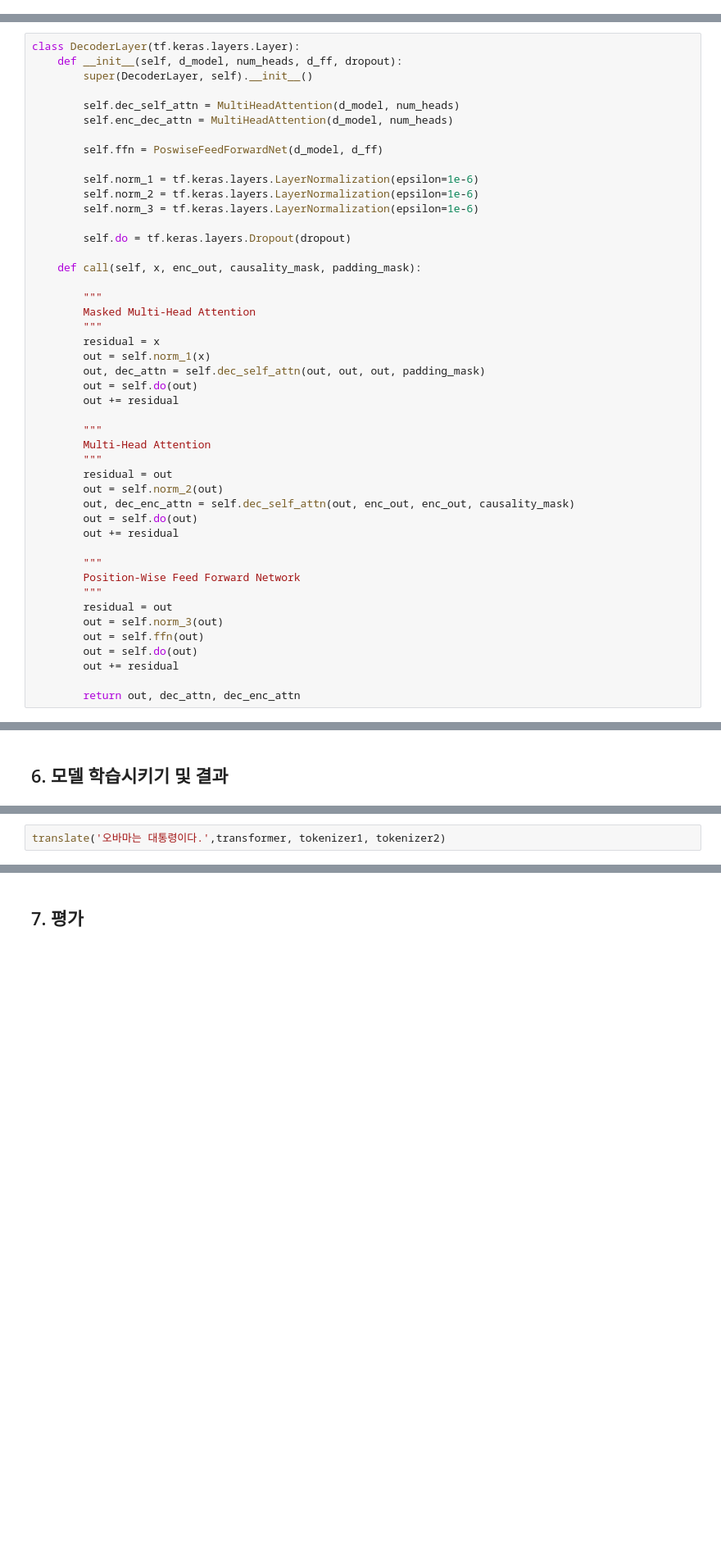
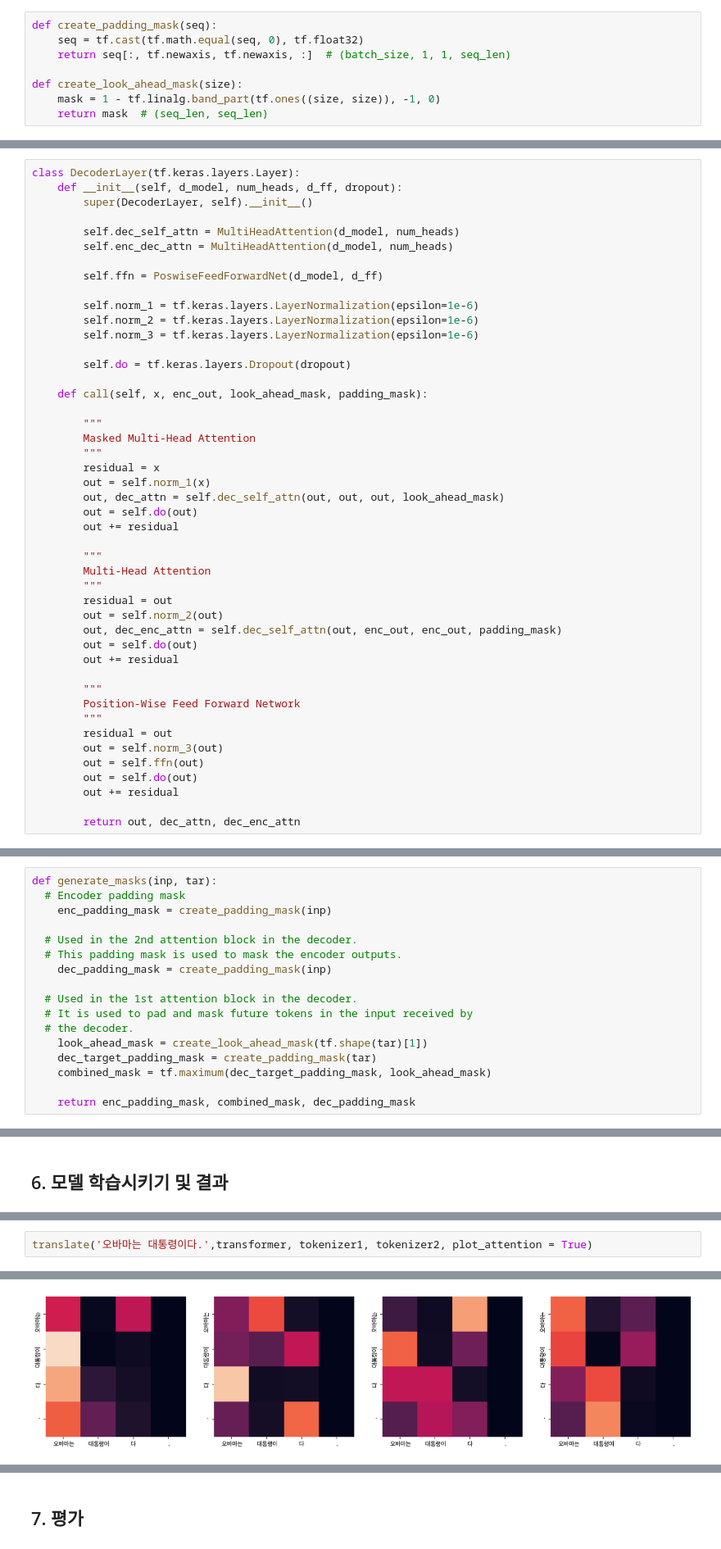
Before and after one commit to mezcalagave/aiffel, a Jupyter notebook: (GD_NLP5)-transformer_translator.ipynb, the cells around one changed output, grey strips where cells are left out. Shown at 82% size. Drawn from its saved outputs; the diff is of its cells as text; blank space fills up the shorter version.

```diff
--- a/(GD_NLP5)-transformer_translator.ipynb
+++ b/(GD_NLP5)-transformer_translator.ipynb
@@ -206,3 +186,11 @@ def generate_masks(src, tgt):
+# %%
+def create_padding_mask(seq):
+    seq = tf.cast(tf.math.equal(seq, 0), tf.float32)
+    return seq[:, tf.newaxis, tf.newaxis, :]  # (batch_size, 1, 1, seq_len)
+
+def create_look_ahead_mask(size):
+    mask = 1 - tf.linalg.band_part(tf.ones((size, size)), -1, 0)
+    return mask  # (seq_len, seq_len)
 # %%
 class MultiHeadAttention(tf.keras.layers.Layer):
     def __init__(self, d_model, num_heads):
@@ -328,14 +316,14 @@ class DecoderLayer(tf.keras.layers.Layer):
 
         self.do = tf.keras.layers.Dropout(dropout)
 
-    def call(self, x, enc_out, causality_mask, padding_mask):
+    def call(self, x, enc_out, look_ahead_mask, padding_mask):
 
         """
         Masked Multi-Head Attention
         """
         residual = x
         out = self.norm_1(x)
-        out, dec_attn = self.dec_self_attn(out, out, out, padding_mask)
+        out, dec_attn = self.dec_self_attn(out, out, out, look_ahead_mask)
         out = self.do(out)
         out += residual
 
@@ -344,7 +332,7 @@ class DecoderLayer(tf.keras.layers.Layer):
         """
         residual = out
         out = self.norm_2(out)
-        out, dec_enc_attn = self.dec_self_attn(out, enc_out, enc_out, causality_mask)
+        out, dec_enc_attn = self.dec_self_attn(out, enc_out, enc_out, padding_mask)
         out = self.do(out)
         out += residual
 
@@ -527,6 +515,23 @@ def loss_function(real, pred):
     return tf.reduce_sum(loss_)/tf.reduce_sum(mask)
 # %% [markdown]
 ## 5. 모델 train step 커스터마이징하기
+# %%
+def generate_masks(inp, tar):
+  # Encoder padding mask
+    enc_padding_mask = create_padding_mask(inp)
+
+  # Used in the 2nd attention block in the decoder.
+  # This padding mask is used to mask the encoder outputs.
+    dec_padding_mask = create_padding_mask(inp)
+
+  # Used in the 1st attention block in the decoder.
+  # It is used to pad and mask future tokens in the input received by
+  # the decoder.
+    look_ahead_mask = create_look_ahead_mask(tf.shape(tar)[1])
+    dec_target_padding_mask = create_padding_mask(tar)
+    combined_mask = tf.maximum(dec_target_padding_mask, look_ahead_mask)
+
+    return enc_padding_mask, combined_mask, dec_padding_mask
 # %%
 @tf.function()
 def train_step(src, tgt, model, optimizer):
@@ -685,6 +690,6 @@ Warmup Steps: 4000
 Batch size : 64
 Epoch At :  15
 # %%
-translate('오바마는 대통령이다.',transformer, tokenizer1, tokenizer2)
+translate('오바마는 대통령이다.',transformer, tokenizer1, tokenizer2, plot_attention = True)
 # %% [output]
 Input: 오바마는 대통령이다.
@@ -691,0 +698 @@ Predicted translation: Obamas president since Obamas president .
+[figure, added]
```
Also changed, not shown: parts of 3 cells of this notebook.
